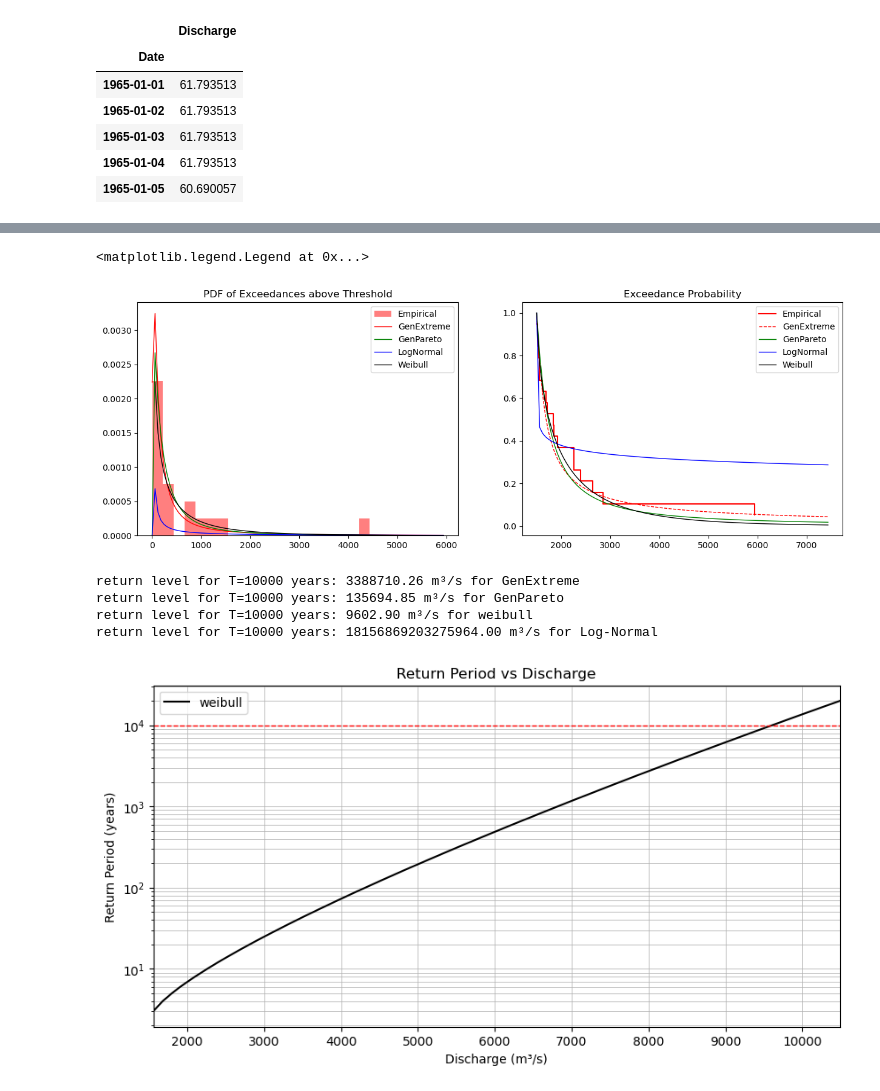
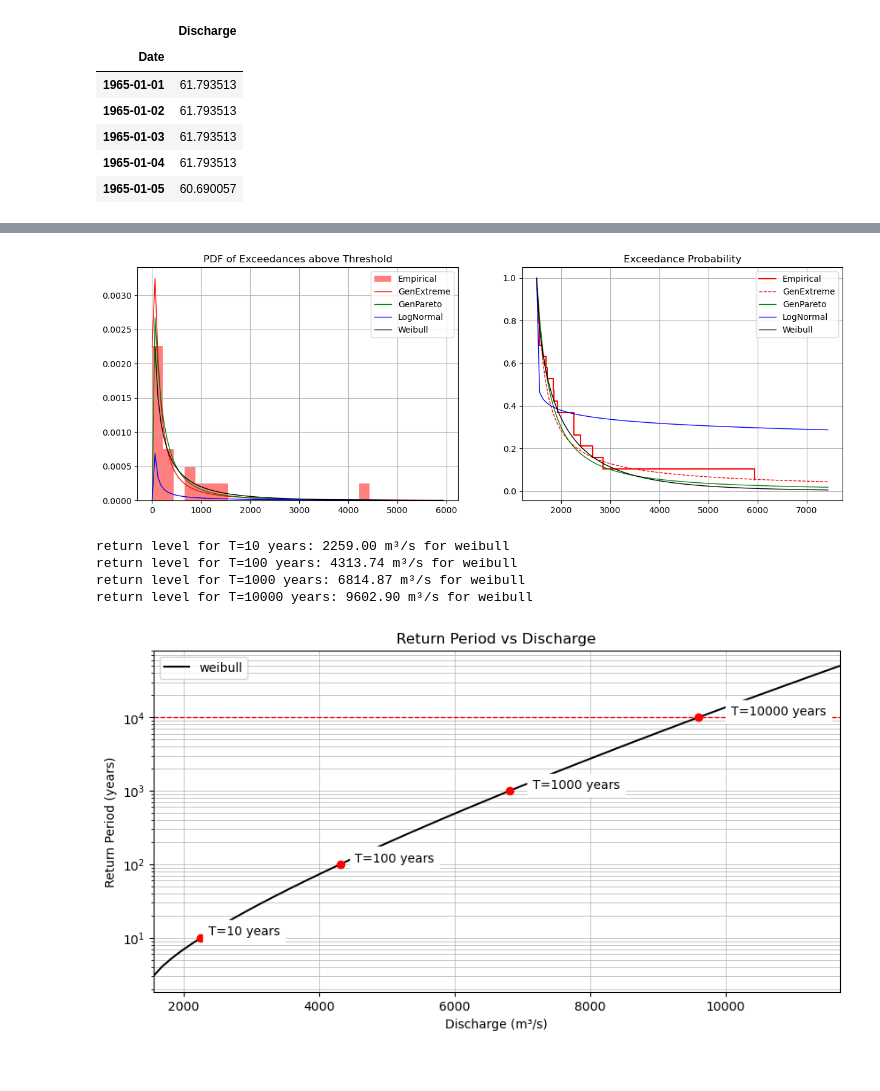
Before and after one commit to maxblw/CIEM4301_dam_design, a Jupyter notebook: Discharge/EVA.ipynb, the cells around one changed output, grey strips where cells are left out. Saved outputs shown, nothing was run; the diff lists cells and outputs as text; code cells hidden in the pictures.

```diff
--- a/Discharge/EVA.ipynb
+++ b/Discharge/EVA.ipynb
@@ -61,20 +61,0 @@ Number of exceedances: 18
-# %%
-x_ecdf = np.sort(exceedances)
-y_ecdf = np.arange(1, n+1) / (n + 1)
-x_pcdf = np.linspace(0, max(data), 100)
-
-params_lognorm = stats.lognorm.fit(exceedances - thresh)
-y_pcdf_lognorm = stats.lognorm.cdf(x_pcdf, *params_lognorm)
-y_ppdf_lognorm = stats.lognorm.pdf(x_pcdf, *params_lognorm)
-
-params_genextreme = stats.genextreme.fit(exceedances - thresh)
-y_pcdf_genextreme = stats.genextreme.cdf(x_pcdf, *params_genextreme)
-y_ppdf_genextreme = stats.genextreme.pdf(x_pcdf, *params_genextreme)
-
-params_genpareto = stats.genpareto.fit(exceedances - thresh)
-y_pcdf_genpareto = stats.genpareto.cdf(x_pcdf, *params_genpareto)
-y_ppdf_genpareto = stats.genpareto.pdf(x_pcdf, *params_genpareto)
-
-params_weibull = stats.exponweib.fit(exceedances - thresh, floc=0, f0=1)
-y_pcdf_weibull = stats.exponweib.cdf(x_pcdf, *params_weibull)
-y_ppdf_weibull = stats.exponweib.pdf(x_pcdf, *params_weibull)
@@ -87,6 +88,7 @@ ax[0].plot(x_pcdf, y_ppdf_genpareto, 'g-', lw=1, label='GenPareto')
 ax[0].plot(x_pcdf, y_ppdf_lognorm, 'b-', lw=1, label='LogNormal')
 ax[0].plot(x_pcdf, y_ppdf_weibull, 'k-', lw=1, label='Weibull')
 ax[0].set_title("PDF of Exceedances above Threshold")
+ax[0].grid()
 ax[0].legend()
 
 ax[1].step(x_ecdf, 1 - y_ecdf, 'r-', label='Empirical', where='post')
@@ -95,50 +97,59 @@ ax[1].plot(x_pcdf + thresh, 1 - y_pcdf_genpareto, 'g-', lw=1, label='GenPareto')
 ax[1].plot(x_pcdf + thresh, 1 - y_pcdf_lognorm, 'b-', lw=1, label='LogNormal')
 ax[1].plot(x_pcdf + thresh, 1 - y_pcdf_weibull, 'k-', lw=1, label='Weibull')
 ax[1].set_title("Exceedance Probability")
+ax[1].grid()
 ax[1].legend()
+
+plt.savefig("..//figures//fitted_distributions.png")
 # %% [output]
-<matplotlib.legend.Legend at 0x...>
-[figure, old version]
+[figure, new version]
 # %%
 # return period
-RT = np.arange(2, 20000, 1)
+RT = np.arange(2, 50000, 1)
 
 params = stats.genextreme.fit(exceedances - thresh)
 DD_genextreme = stats.genextreme.ppf(1 - (1/(RT * avg_excess)), *params) + thresh
 
 params = stats.genpareto.fit(exceedances - thresh)
 DD_genpareto = stats.genpareto.ppf(1 - (1/(RT * avg_excess)), *params) + thresh
 
 params = stats.exponweib.fit(exceedances - thresh)
 DD_weib = stats.exponweib.ppf(1 - (1/(RT * avg_excess)), *params) + thresh
 
 params = stats.lognorm.fit(exceedances - thresh)
 DD_lognorm = stats.lognorm.ppf(1 - (1/(RT * avg_excess)), *params) + thresh
 
 T = 10000
 
 fig, ax = plt.subplots(figsize=(10, 5))
 
 # ax.plot(DD_genextreme, RT, 'b-', label='GenExtreme')
 # ax.plot(DD_genpareto, RT, 'g-', label='GenPareto')
 ax.plot(DD_weib, RT, 'k-', label='weibull')
 # ax.plot(DD_lognorm, RT, 'c-', label='Log-Normal')
 ax.set_yscale('log')
 ax.set_xlabel("Discharge (m³/s)")
 ax.set_ylabel("Return Period (years)")
 ax.set_title("Return Period vs Discharge")
 ax.grid(which='both', linestyle='-', linewidth=0.5)
 ax.hlines(T , DD_weib[1], DD_weib[-1], colors="r", linestyles="dashed", lw=1)
 ax.set_xlim(DD_weib[1], DD_weib[-1])
 ax.legend()
 
-print(f"return level for T={T} years: {DD_genextreme[np.argmin(abs(RT - T))]:.2f} m³/s for GenExtreme")
-print(f"return level for T={T} years: {DD_genpareto[np.argmin(abs(RT - T))]:.2f} m³/s for GenPareto")
-print(f"return level for T={T} years: {DD_weib[np.argmin(abs(RT - T))]:.2f} m³/s for weibull")
-print(f"return level for T={T} years: {DD_lognorm[np.argmin(abs(RT - T))]:.2f} m³/s for Log-Normal")
+for T in [10, 100, 1000, 10000]:
+    ax.plot(DD_weib[np.argmin(abs(RT - T))], T, 'ro')
+    ax.text(DD_weib[np.argmin(abs(RT - T))]*1.05, T, f"T={T} years", verticalalignment='bottom', color='black', backgroundcolor='white')
+    print(f"return level for T={T} years: {DD_weib[np.argmin(abs(RT - T))]:.2f} m³/s for weibull")
+
+# print(f"return level for T={T} years: {DD_genextreme[np.argmin(abs(RT - T))]:.2f} m³/s for GenExtreme")
+# print(f"return level for T={T} years: {DD_genpareto[np.argmin(abs(RT - T))]:.2f} m³/s for GenPareto")
+# print(f"return level for T={T} years: {DD_weib[np.argmin(abs(RT - T))]:.2f} m³/s for weibull")
+# print(f"return level for T={T} years: {DD_lognorm[np.argmin(abs(RT - T))]:.2f} m³/s for Log-Normal")
+
+plt.savefig("..//figures//return_period.png")
 # %% [output]
-return level for T=10000 years: 3388710.26 m³/s for GenExtreme
-return level for T=10000 years: 135694.85 m³/s for GenPareto
+return level for T=10 years: 2259.00 m³/s for weibull
+return level for T=100 years: 4313.74 m³/s for weibull
+return level for T=1000 years: 6814.87 m³/s for weibull
 return level for T=10000 years: 9602.90 m³/s for weibull
-return level for T=10000 years: 18156869203275964.00 m³/s for Log-Normal
-[figure, old version]
+[figure, new version]
```
Also changed, not shown: parts of 2 cells of this notebook, 4 other files.
